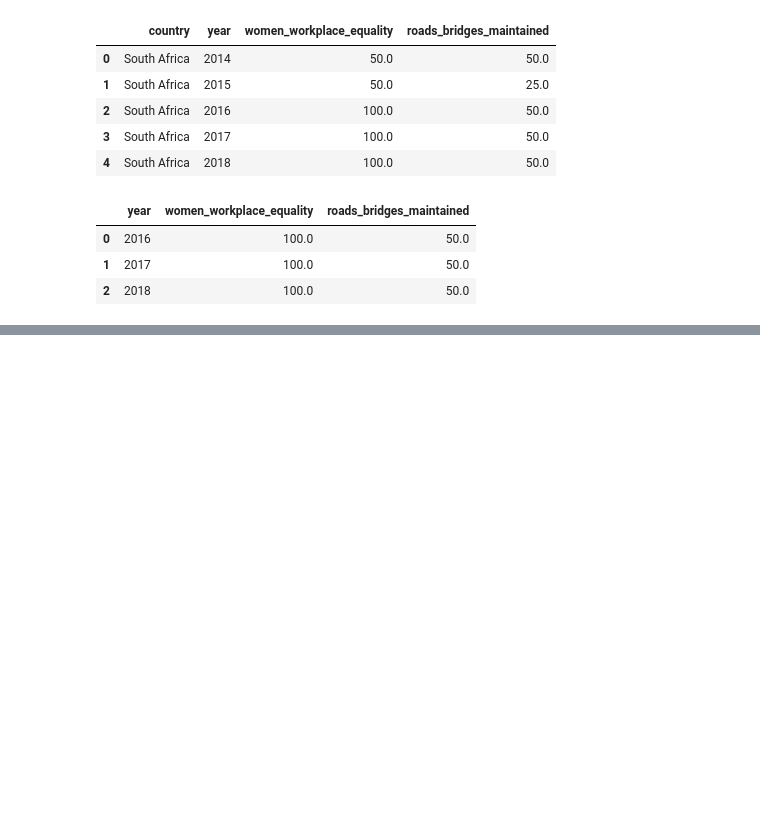
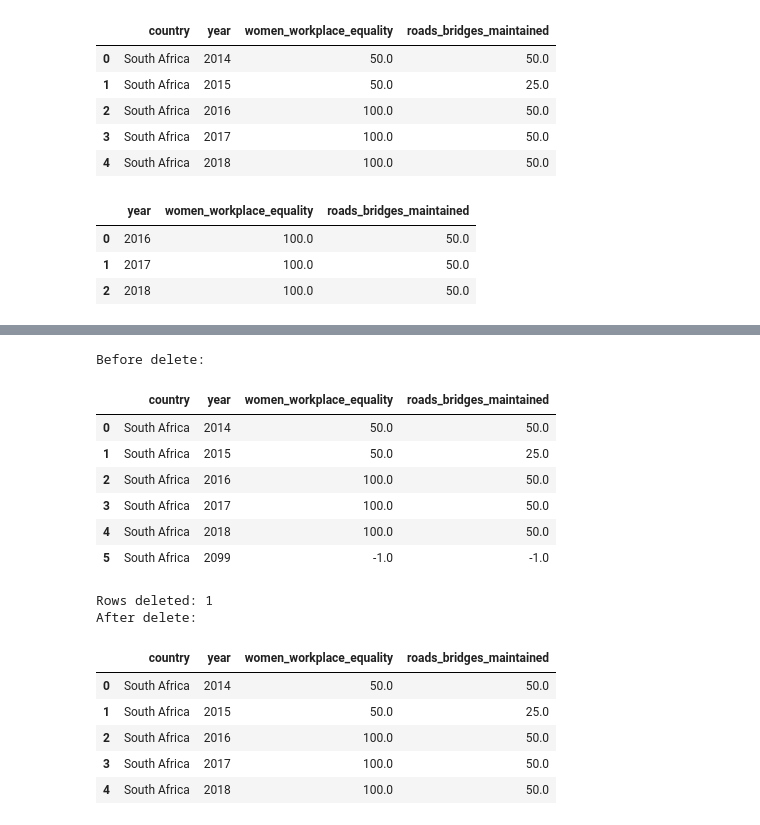
Before and after one commit to nshongane-eng/Peak_Perfomers_NDTA63, a Jupyter notebook: Peak_Perfomers_Assignment.ipynb, the cells around one changed output, grey strips where cells are left out. Drawn from its saved outputs; the diff is of its cells as text; code cells hidden in the pictures; blank space fills up the shorter version.

```diff
--- a/Peak_Perfomers_Assignment.ipynb
+++ b/Peak_Perfomers_Assignment.ipynb
@@ -536,0 +548,11 @@ query_result
+# %%
+# --- Safe UPDATE: correct/annotate a record (parameterised query to avoid SQL injection) ---
+cur = conn.cursor()
+cur.execute(
+    "UPDATE sa_institutions SET roads_bridges_maintained = ? WHERE year = ?;",
+    (25, 2015)   # re-affirms the 2015 value using a parameterised statement, not string formatting
+)
+conn.commit()
+print(f"Rows updated: {cur.rowcount}")
+
+pd.read_sql("SELECT * FROM sa_institutions ORDER BY year;", conn)
@@ -536,0 +567,33 @@ query_result
+# %%
+# --- Safe DELETE demo: insert a dummy/test record, then delete it (never delete real observations) ---
+cur.execute(
+    "INSERT INTO sa_institutions (country, year, women_workplace_equality, roads_bridges_maintained) "
+    "VALUES (?, ?, ?, ?);",
+    ("South Africa", 2099, -1, -1)   # clearly a placeholder test row, not real data
+)
+conn.commit()
+print("Before delete:")
+display(pd.read_sql("SELECT * FROM sa_institutions ORDER BY year;", conn))
+
+cur.execute("DELETE FROM sa_institutions WHERE year = ?;", (2099,))
+conn.commit()
+print(f"Rows deleted: {cur.rowcount}")
+print("After delete:")
+display(pd.read_sql("SELECT * FROM sa_institutions ORDER BY year;", conn))
+# %% [output]
+Before delete:
+|  | country | year | women_workplace_equality | roads_bridges_maintained |
+| 0 | South Africa | 2014 | 50.0 | 50.0 |
+| 1 | South Africa | 2015 | 50.0 | 25.0 |
+| 2 | South Africa | 2016 | 100.0 | 50.0 |
+| 3 | South Africa | 2017 | 100.0 | 50.0 |
+| 4 | South Africa | 2018 | 100.0 | 50.0 |
+| 5 | South Africa | 2099 | -1.0 | -1.0 |
+Rows deleted: 1
+After delete:
+|  | country | year | women_workplace_equality | roads_bridges_maintained |
+| 0 | South Africa | 2014 | 50.0 | 50.0 |
+| 1 | South Africa | 2015 | 50.0 | 25.0 |
+| 2 | South Africa | 2016 | 100.0 | 50.0 |
+| 3 | South Africa | 2017 | 100.0 | 50.0 |
+| 4 | South Africa | 2018 | 100.0 | 50.0 |
```
Also changed, not shown: parts of 2 cells of this notebook.
